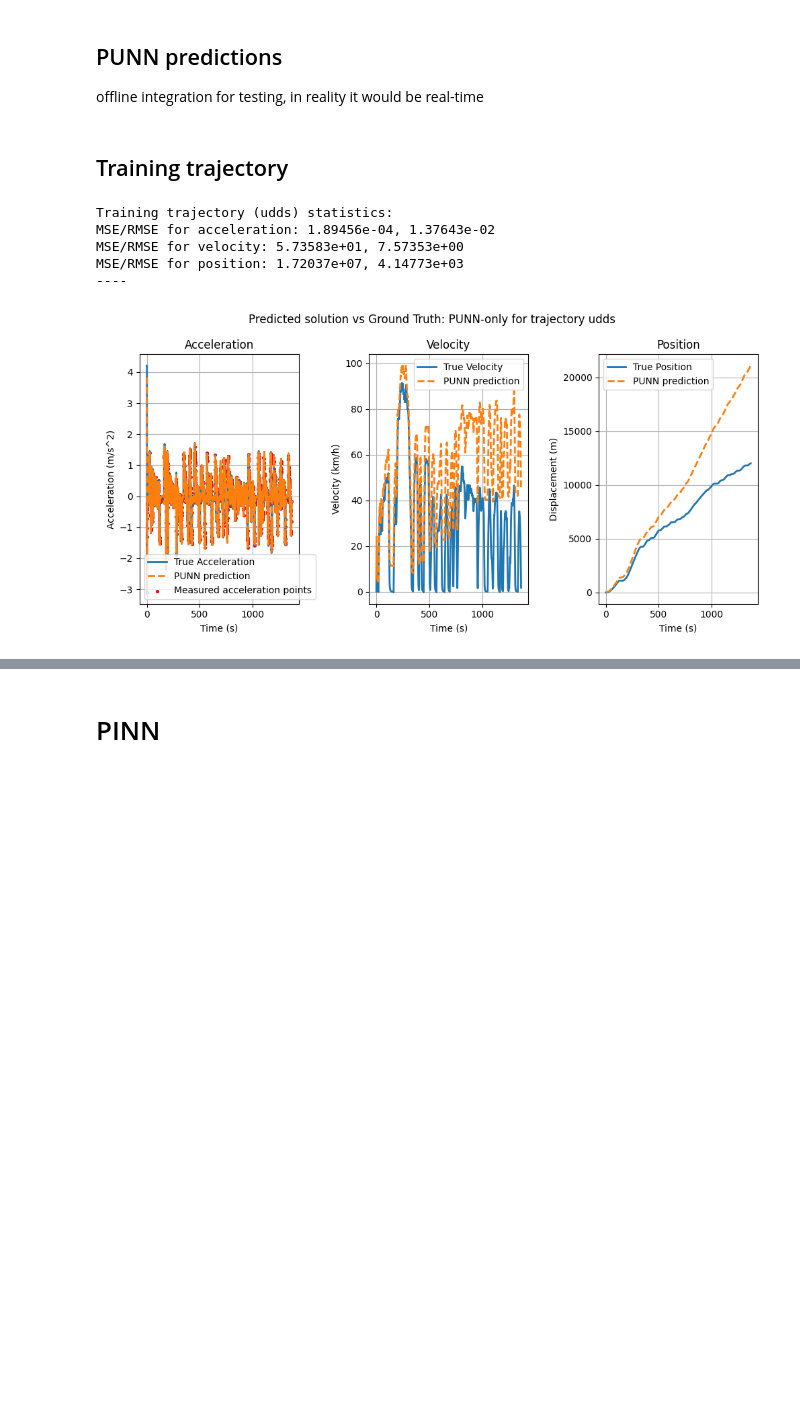
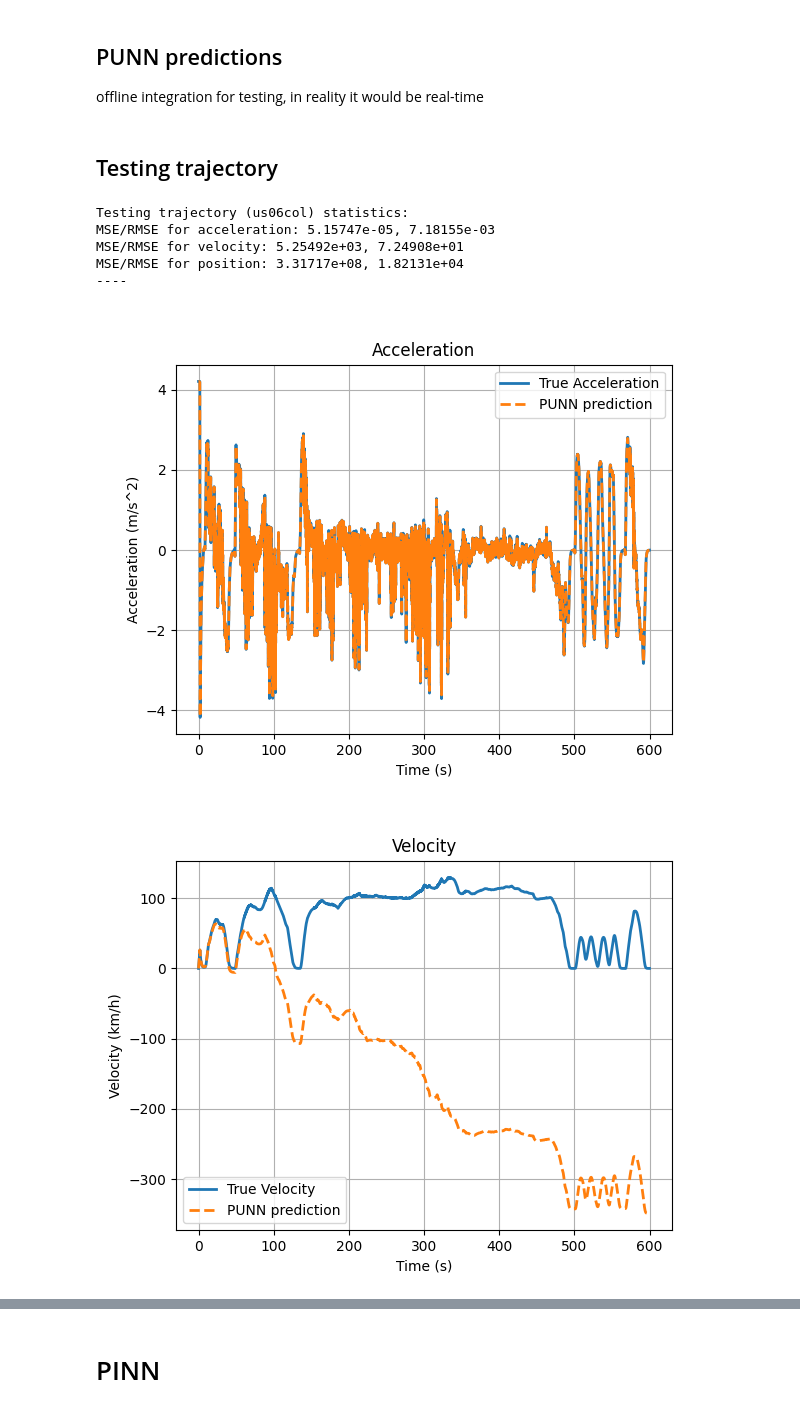
Before and after one commit to ZeArteaga/PINN-control-platooning, a Jupyter notebook: PINN.ipynb, the cells around one changed output, grey strips where cells are left out. Cells and saved outputs as stored; diff of their text form; code cells hidden in the pictures; blank space fills up the shorter version.

```diff
--- a/PINN.ipynb
+++ b/PINN.ipynb
@@ -133,9 +133,14 @@ def evaluate_results(model, X_norm, true_data, dt, y0, scaler_Y=None):
 # %% [markdown]
 ## DEFINE HERE THE TRAINING SETUP
 # %%
-traj_id = "udds" #* CHANGE HERE TRAINING DATA
-df = pd.read_csv("data/driving_cycles/CACC_" + traj_id + ".csv")
+traj_id = ["udds", "hwycol", "nycccol"] #* CHANGE HERE TRAINING DATA
+dataframes = []
+for traj in traj_id:
+    dataframes.append(pd.read_csv("data/driving_cycles/CACC_" + traj + ".csv"))
+    df = pd.concat(dataframes)
 train_ratio = .7
-model_name = f"model_{traj_id}_{int(train_ratio*100)}%" #name to use for saves
+dataframes_str = "_".join(traj_id)
+model_name = f"ANN_{dataframes_str}_{int(train_ratio*100)}%" #name to use for saves
 print(model_name)
+df.head()
 # %% [output]
@@ -145,10 +154,10 @@ model_udds_70%
 # %%
-X = df[["t", "fv0_u", "fv0_v", "d_fv0_lv", "d*_fv0_lv", "lv_v"]].to_numpy()
+X = df[["t", "fv0_u", "fv0_v_noise", "d_fv0_lv_noise", "d*_fv0_lv", "lv_v_noise"]].to_numpy()
 n_features = X.shape[1]
 t = X[:, 0]
 dt = t[1] - t[0]
 print(f"dt={dt}")
-Y = df[["fv0_a"]].to_numpy()  #NN predicts instantaneous acceleration
+Y = df[["fv0_a_noise"]].to_numpy()  #NN predicts instantaneous acceleration
 y0 = Y[0]
 
 Y_train, Y_val, X_train, X_val = train_test_split(Y, X, train_size=train_ratio, random_state=31)
@@ -157,14 +166,14 @@ print(Y_train.shape)
 print("Number of validation points:")
 print(Y_val.shape)
 
-#Visualize training data provided to model:
+""" #Visualize training data provided to model:
 mask = np.isin(Y, Y_train)
 Y_mask = Y.copy()
 Y_mask[~mask] = np.nan
 plt.scatter(t, Y_mask, label="Selected accel for training (m/s^2)", s=5, color="red")
 plt.plot(t, Y, label="True acceleration", linewidth=2, color="green")
 plt.legend()
-plt.show()
+plt.show() """
 
 #Prediction Normalization
 scaler_Y = StandardScaler().fit(Y_train)
@@ -270,23 +281,26 @@ Epoch 1490/2000
 ## PUNN predictions
 offline integration for testing, in reality it would be real-time
 # %% [markdown]
-## Training trajectory
+## Testing trajectory
 # %%
-full_data = df[["fv0_a", "fv0_v", "fv0_x"]].to_numpy()
-punn_model = load_model(f'models/punn_{model_name}.keras', compile=False)  # Load model just for prediction
-print("Training trajectory (" + traj_id + ") statistics: ")
-punn_train_traj_eval = evaluate_results(model=punn_model, X_norm=X_norm,
-                                        true_data=full_data, scaler_Y=scaler_Y,
-                                        dt=dt, y0=x0_norm)
+test_traj = "us06col"
+punn_model = load_model(f"models/punn_{model_name}.keras", compile=False)  # Load model just for prediction
+df_test = pd.read_csv("data/driving_cycles/CACC_" + test_traj + ".csv")
+X_test = df_test[["t", "fv0_u", "fv0_v_noise", "d_fv0_lv_noise", "d*_fv0_lv", "lv_v_noise"]].to_numpy()
+X_test_norm = scaler_X.transform(X_test)
+true_data = df_test[["fv0_a", "fv0_v", "fv0_x"]].to_numpy()
+print("Testing trajectory (" + str(test_traj) + ") statistics: ")
+punn_test_traj_eval = evaluate_results(model=punn_model, X_norm=X_test_norm, true_data=true_data, scaler_Y=scaler_Y, dt=dt)
 print("----")
-comparison_plot(t=t, true_data=full_data, meas_data=Y_mask,
-    pred_data=[(punn_train_traj_eval, "PUNN prediction")],
-    suptitle="Predicted solution vs Ground Truth: PUNN-only for trajectory " + traj_id
+comparison_plot(t=df_test[["t"]], true_data=true_data, meas_data=None,
+    pred_data=[(punn_test_traj_eval, "PUNN prediction")],
+    suptitle="Predicted solution vs Ground Truth: PUNN-only for trajectory" + str(test_traj)
 )
 # %% [output]
-Training trajectory (udds) statistics:
-MSE/RMSE for acceleration: 1.89456e-04, 1.37643e-02
-MSE/RMSE for velocity: 5.73583e+01, 7.57353e+00
-MSE/RMSE for position: 1.72037e+07, 4.14773e+03
+Testing trajectory (us06col) statistics:
+MSE/RMSE for acceleration: 5.15747e-05, 7.18155e-03
+MSE/RMSE for velocity: 5.25492e+03, 7.24908e+01
+MSE/RMSE for position: 3.31717e+08, 1.82131e+04
 ----
-[figure, old version]
+[figure, new version]
+[figure, added]
```
Also changed, not shown: parts of 9 cells of this notebook, 5 other files.
